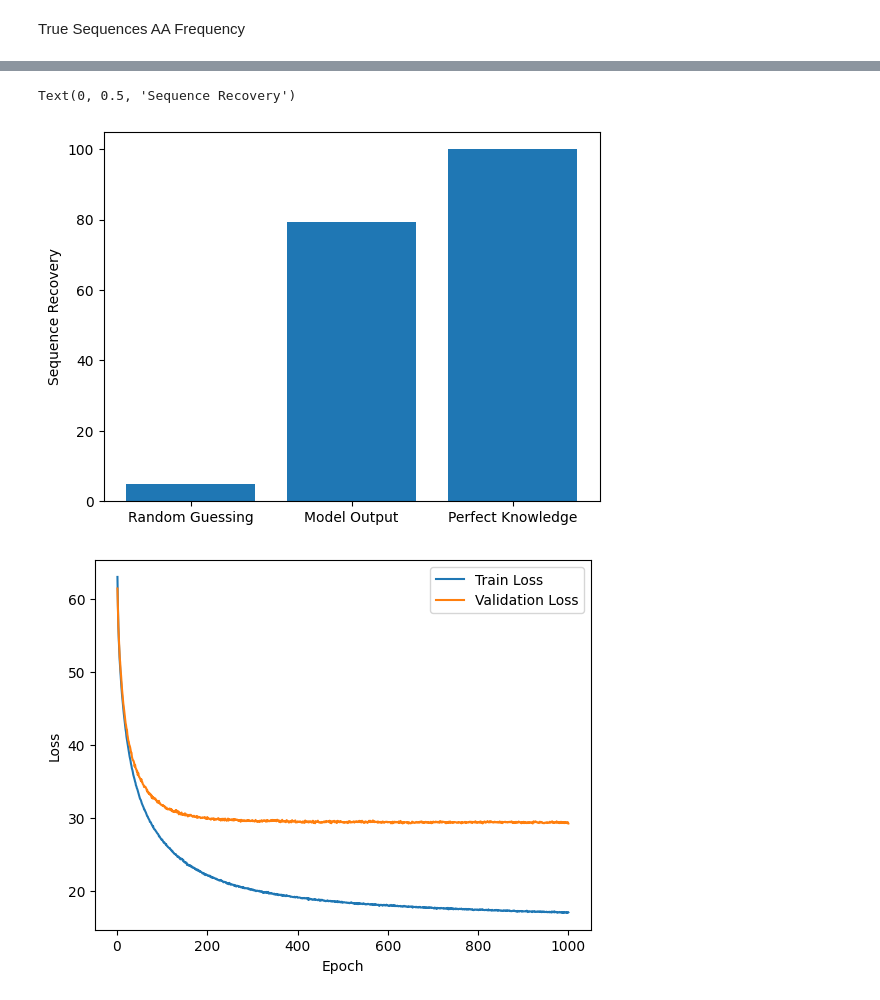
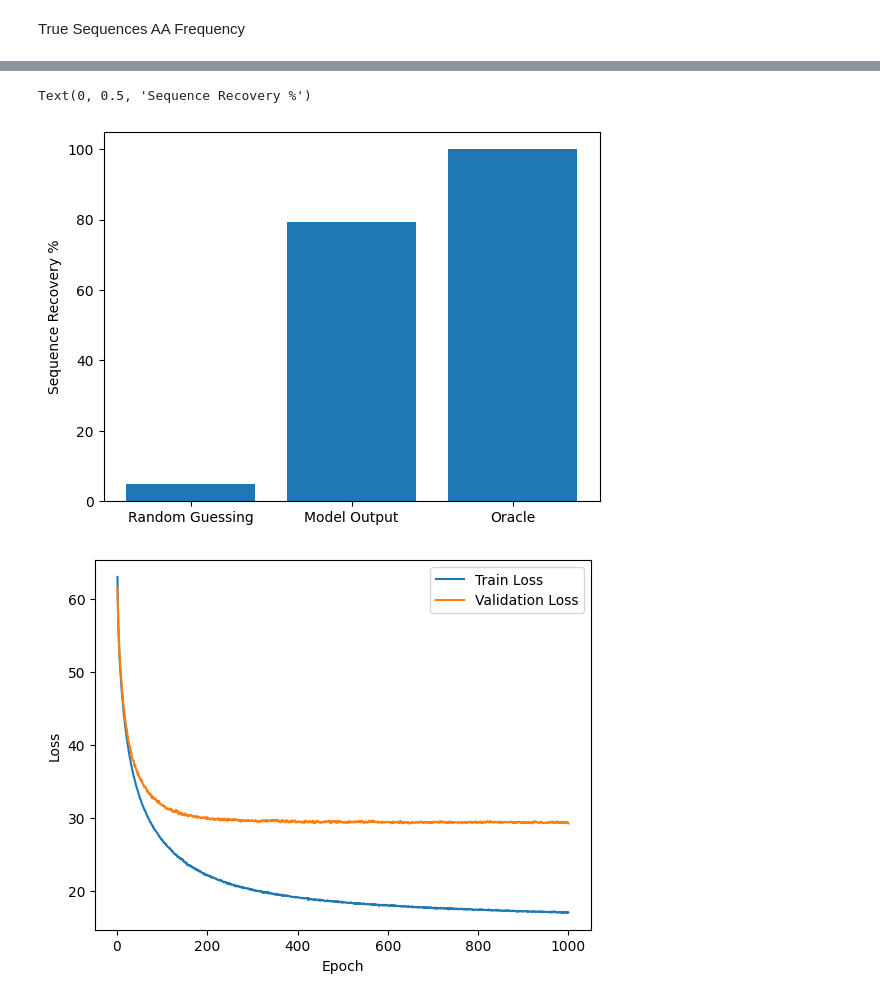
Before and after one commit to Paulther/BioHack-Project-Walkthrough, a Jupyter notebook: Model Evaluation.ipynb, the cells around one changed output, grey strips where cells are left out. Drawn from its saved outputs; the diff is of its cells as text; code cells hidden in the pictures.

```diff
--- a/Model Evaluation.ipynb
+++ b/Model Evaluation.ipynb
@@ -387,11 +406,11 @@ plt.show()
 # %%
-x = ['Random Guessing','Model Output', 'Perfect Knowledge']
+x = ['Random Guessing','Model Output', 'Oracle']
 y = [5.0 , total_percent, 100.0]
 plt.bar(x, y)
-plt.ylabel('Sequence Recovery')
+plt.ylabel('Sequence Recovery %')
 # %% [output]
-Text(0, 0.5, 'Sequence Recovery')
+Text(0, 0.5, 'Sequence Recovery %')
-[figure, old version]
+[figure, new version]
 # %%
 losses = torch.load('loss.pt')
 # %%
```
Also changed, not shown: parts of 5 cells of this notebook, 4 other files.
